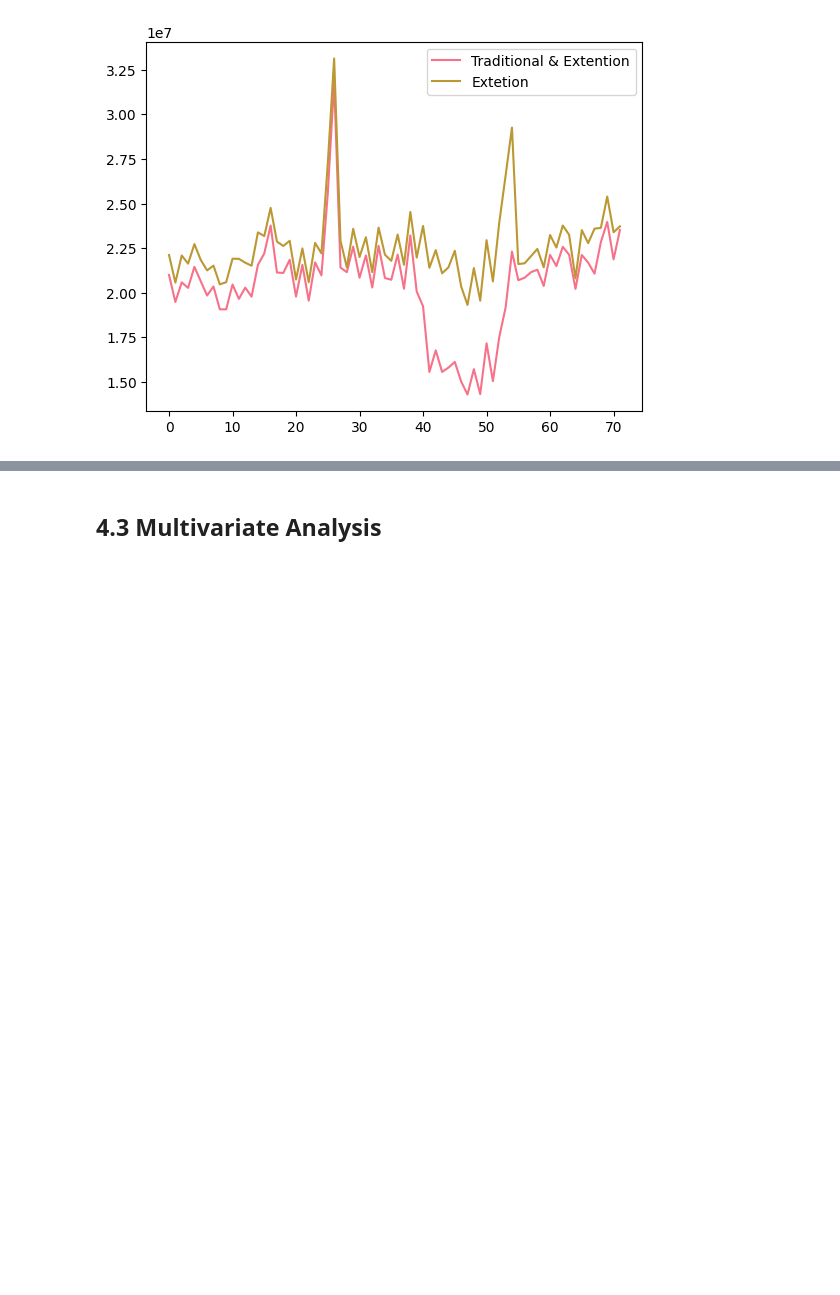
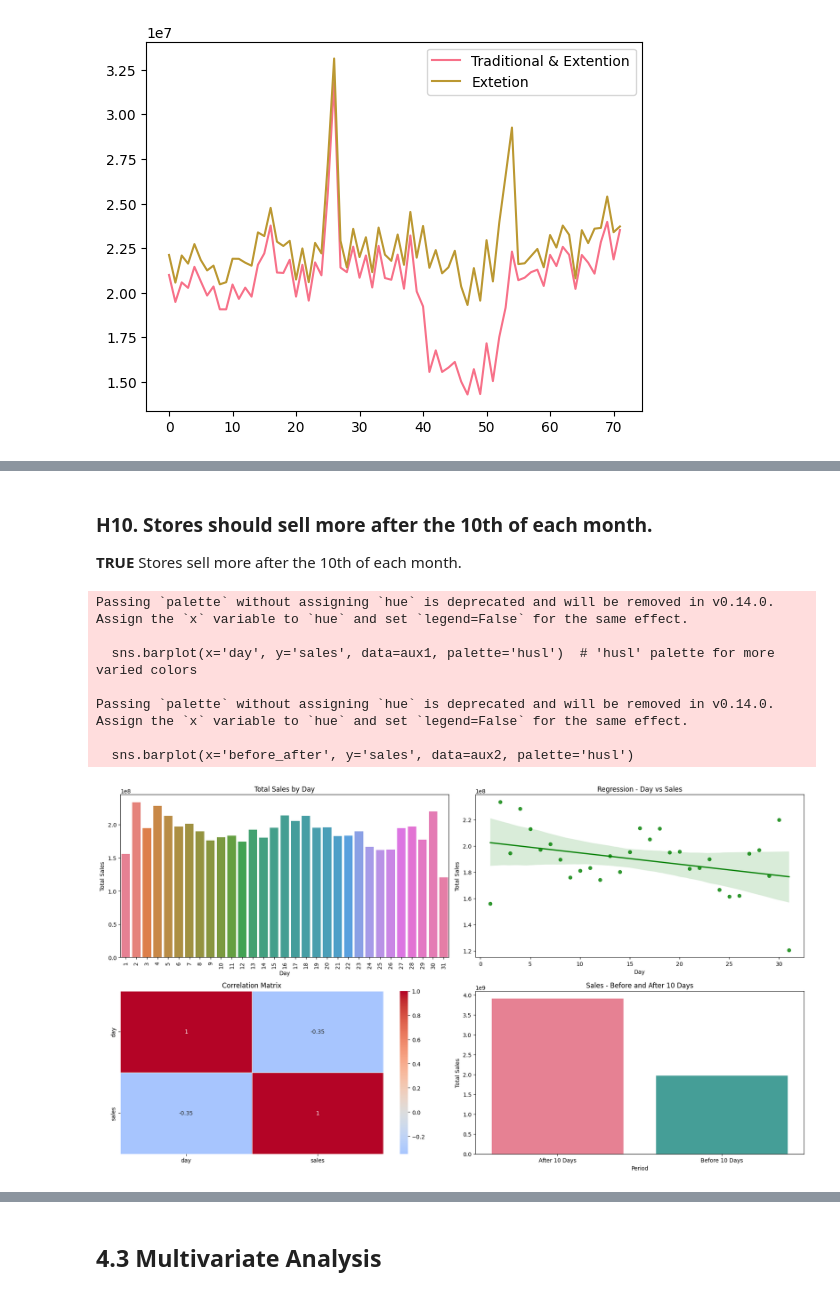
Before and after one commit to jhmartire/ds_production, a Jupyter notebook: m04_v01_store_sales_prediction.ipynb, the cells around one changed output, grey strips where cells are left out. Drawn from its saved outputs; the diff is of its cells as text; code cells hidden in the pictures; blank space fills up the shorter version.

```diff
--- a/m04_v01_store_sales_prediction.ipynb
+++ b/m04_v01_store_sales_prediction.ipynb
@@ -740,0 +857,51 @@ ax.legend( labels=['Traditional & Extention' , 'Extetion']);
+# %% [markdown]
+### **H10.** Stores should sell more after the 10th of each month.
+**TRUE** Stores sell more after the 10th of each month.
+# %%
+# Grouping the data by day and summing sales
+aux1 = df4[['day', 'sales']].groupby('day').sum().reset_index()
+
+# Defining the figure size
+plt.figure(figsize=(18, 10))
+
+# Subplot 1: Colored Bar Plot
+plt.subplot(2, 2, 1)
+sns.barplot(x='day', y='sales', data=aux1, palette='husl')  # 'husl' palette for more varied colors
+plt.title('Total Sales by Day')
+plt.xlabel('Day')
+plt.ylabel('Total Sales')
+plt.xticks(rotation=90)  # Rotate X-axis labels for better readability
+
+# Subplot 2: Regression Plot
+plt.subplot(2, 2, 2)
+sns.regplot(x='day', y='sales', data=aux1, color='green')  # Custom color for regression plot
+plt.title('Regression - Day vs Sales')
+plt.xlabel('Day')
+plt.ylabel('Total Sales')
+
+# Subplot 3: Correlation Heatmap
+plt.subplot(2, 2, 3)
+sns.heatmap(aux1.corr(method='pearson'), annot=True, cmap='coolwarm', center=0, linewidths=0.5)  # Colored heatmap with 'coolwarm'
+plt.title('Correlation Matrix')
+
+# Subplot 4: Bar Plot (before and after 10 days)
+plt.subplot(2, 2, 4)
+aux1['before_after'] = aux1['day'].apply(lambda x: 'Before 10 Days' if x <= 10 else 'After 10 Days')
+aux2 = aux1[['before_after', 'sales']].groupby('before_after').sum().reset_index()
+sns.barplot(x='before_after', y='sales', data=aux2, palette='husl')
+plt.title('Sales - Before and After 10 Days')
+plt.xlabel('Period')
+plt.ylabel('Total Sales')
+
+# Adjusting layout to avoid overlap
+plt.tight_layout()
+plt.show()
+# %% [output]
+Passing `palette` without assigning `hue` is deprecated and will be removed in v0.14.0. Assign the `x` variable to `hue` and set `legend=False` for the same effect.
+
+  sns.barplot(x='day', y='sales', data=aux1, palette='husl')  # 'husl' palette for more varied colors
+
+Passing `palette` without assigning `hue` is deprecated and will be removed in v0.14.0. Assign the `x` variable to `hue` and set `legend=False` for the same effect.
+
+  sns.barplot(x='before_after', y='sales', data=aux2, palette='husl')
+[figure, added]
```
Also changed, not shown: parts of 10 cells of this notebook.
